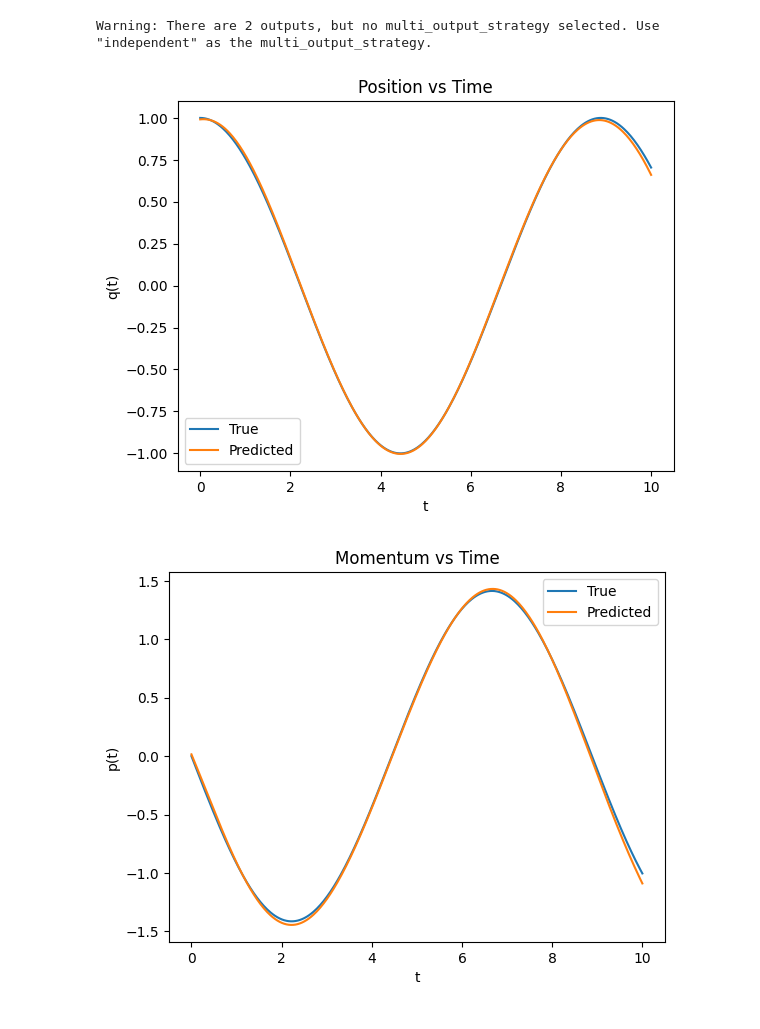
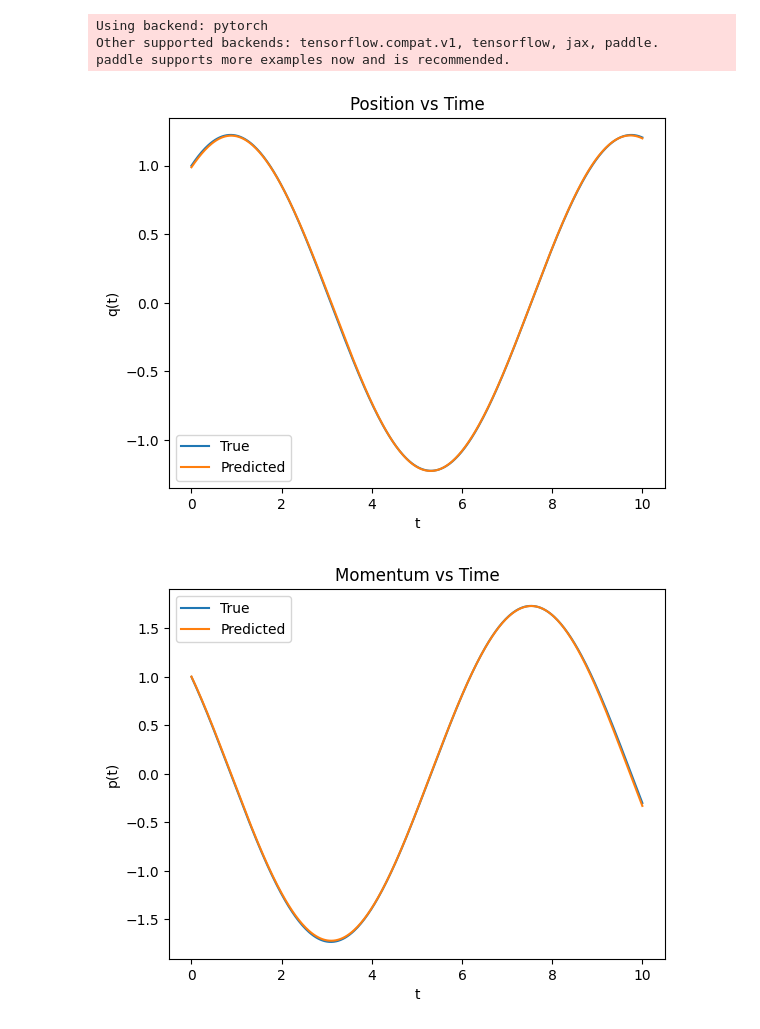
Before and after one commit to rtenacity/hnn-operator, a Jupyter notebook: spring-mass/eno_exact_hamil.ipynb, the cells around one changed output. Saved outputs shown, nothing was run; the diff lists cells and outputs as text; code cells hidden in the pictures.

```diff
--- a/spring-mass/eno_exact_hamil.ipynb
+++ b/spring-mass/eno_exact_hamil.ipynb
@@ -127,6 +122,8 @@ from torch import nn
 import numpy as np
 import matplotlib.pyplot as plt
 from scipy.integrate import solve_ivp
+from deepxde.nn.pytorch.deeponet import DeepONet
+
 
 # set device
 device = torch.device("cuda" if torch.cuda.is_available() else "cpu")
@@ -138,7 +135,8 @@ operator_net = DeepONet(
     layer_sizes_trunk=[1, 256, 256, 128, r],
     activation="sin",
     kernel_initializer=nn.init.xavier_uniform_,
-    num_outputs=2
+    num_outputs=2,
+    multi_output_strategy="split_both"
 ).to(device)
 
 H_net = nn.Sequential(
@@ -150,11 +148,11 @@ H_net = nn.Sequential(
 ).to(device)
 
 # load saved weights
-operator_net.load_state_dict(torch.load("deep_onet_operator_2.pth", map_location=device))
+operator_net.load_state_dict(torch.load("model-state-dicts/deep_onet_operator_2.pth", map_location=device))
 operator_net.eval()
 
 # initial conditions and parameters
-q0, p0 = 1, 0.0
+q0, p0 = 1, 1.0
 m, k = 2.0, 1.0
 
 # time grid for evaluation
@@ -178,33 +176,35 @@ q_pred = u_pred[:, 0].cpu().numpy()
 p_pred = u_pred[:, 1].cpu().numpy()
 
 # plot position
 plt.figure()
 plt.plot(t_eval, q_true, label="True")
 plt.plot(t_eval, q_pred, label="Predicted")
 plt.xlabel("t")
 plt.ylabel("q(t)")
 plt.legend()
 plt.title("Position vs Time")
 plt.show()
 
 # plot momentum
 plt.figure()
 plt.plot(t_eval, p_true, label="True")
 plt.plot(t_eval, p_pred, label="Predicted")
 plt.xlabel("t")
 plt.ylabel("p(t)")
 plt.legend()
 plt.title("Momentum vs Time")
 plt.show()
 
 # plot position error
 plt.figure()
 plt.plot(t_eval, q_pred - q_true)
 plt.xlabel("t")
 plt.ylabel("q_pred - q_true")
 plt.title("Position Error vs Time")
 plt.show()
 # %% [output]
-Warning: There are 2 outputs, but no multi_output_strategy selected. Use "independent" as the multi_output_strategy.
+Using backend: pytorch
+Other supported backends: tensorflow.compat.v1, tensorflow, jax, paddle.
+paddle supports more examples now and is recommended.
-[figure, old version]
+[figure, new version]
-[figure, old version]
+[figure, new version]
```
Also changed, not shown: parts of 2 cells of this notebook, 11 other files.
